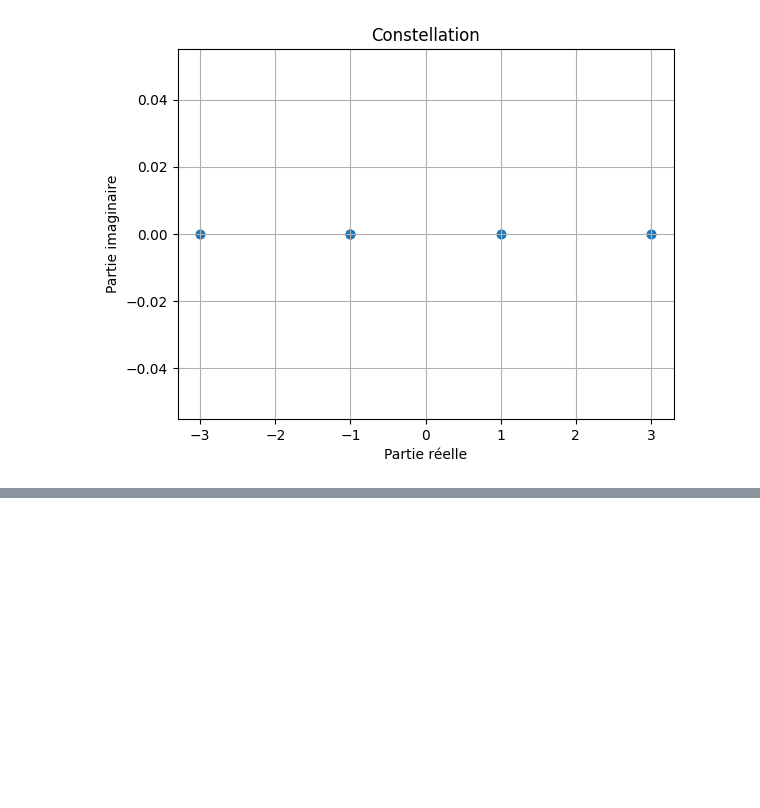
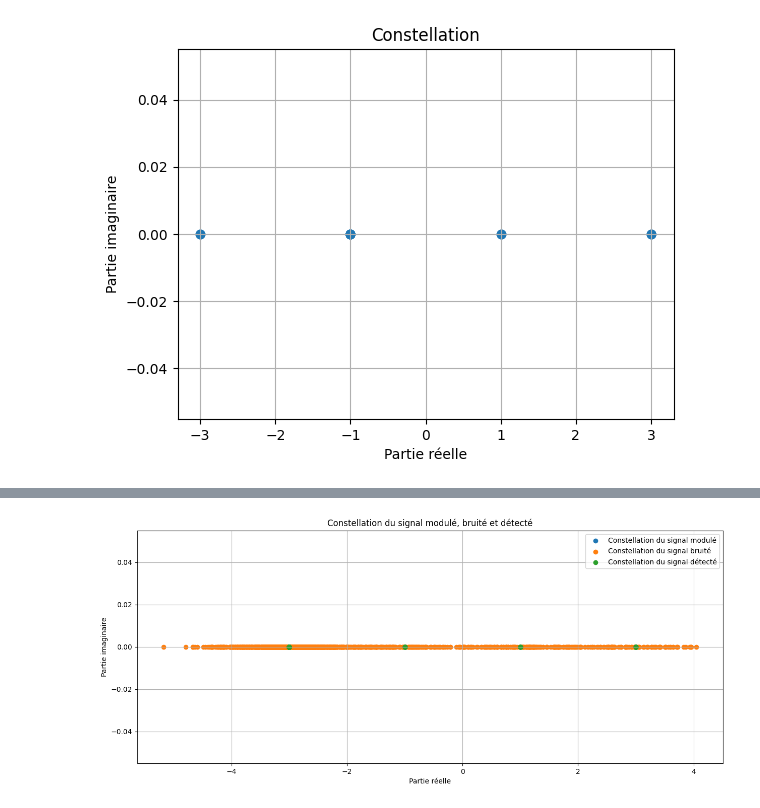
Before and after one commit to NergYR/TP_RT3R05, a Jupyter notebook: TP2_Transmission_sur_fréquence_porteuse_QPSK_LT.ipynb, the cells around one changed output, grey strips where cells are left out. Saved outputs shown, nothing was run; the diff lists cells and outputs as text; code cells hidden in the pictures; blank space fills up the shorter version.

```diff
--- a/TP2_Transmission_sur_fréquence_porteuse_QPSK_LT.ipynb
+++ b/TP2_Transmission_sur_fréquence_porteuse_QPSK_LT.ipynb
@@ -176,0 +188,92 @@ plt.show()
+# %%
+##############################################################################################################
+##############Caractéristiques de la Transmission Numérique###################################################
+##############################################################################################################
+
+#Emetteur icmp
+ip_destination = '8.8.8.8'
+ip_source = '192.168.10.4'
+
+
+# Canal de transmission
+mean = 0
+std = 0.8
+
+
+# Recepteur
+
+
+
+
+##############################################################################################################
+##############              Emetteur             #############################################################
+##############################################################################################################
+
+#Source
+
+packet = Source.icmp(ip_dest=ip_destination, ip_src=ip_source)
+print(packet)
+#Création et initialisation des paramètres du modem
+
+MyNemModem2 = Modem('PAM', 4, bits=packet)
+
+
+#Maping
+
+MyMappe = MyNemModem2.mapping(3)
+
+#Filtre de mise en forme
+
+Mysamples = MyNemModem2.filtre_MF(MyMappe, upsampling=8, filtre_type='rectangular')
+
+
+##############################################################################################################
+##############              Canal de transmission             ################################################
+##############################################################################################################
+
+MyCanal = Canal.awgn(Mysamples, mean, std)
+
+
+##############################################################################################################
+##############              Recepteur             #############################################################
+##############################################################################################################
+
+
+#Downsampling
+
+
+Mydownsampled_signal = MyNemModem2.downsample(MyCanal, 8, offset=4)
+
+
+#Detection
+
+MyDetection = MyNemModem2.detection(Mydownsampled_signal)
+
+#Demapping
+
+MyDemapping = MyNemModem2.demapping(MyDetection)
+MyDemapping2 = MyDemapping.ravel()
+print(MyDemapping2)
+#Calcul d'erreur
+
+
+# Affichage de la constellation du signal détecté, signal Modulé et signal bruité
+
+plt.figure(figsize=(15, 6))
+plt.scatter(np.real(MyMappe), np.imag(MyMappe), label='Constellation du signal modulé')
+plt.scatter(np.real(MyCanal), np.imag(MyCanal), label='Constellation du signal bruité')
+plt.scatter(np.real(MyDetection), np.imag(MyDetection), label='Constellation du signal détecté')
+plt.title('Constellation du signal modulé, bruité et détecté')
+plt.xlabel('Partie réelle')
+plt.ylabel('Partie imaginaire')
+plt.grid()
+plt.legend()
+plt.show()
+
+myframeByte8 = MyDemapping2.reshape(int(len(MyDemapping2)/8), 8)
+MyFrame_dec = np.packbits(myframeByte8)
+myframe_bytes = MyFrame_dec.tobytes()
+
+MyData = Ether(myframe_bytes)
+MyData.show2()
+# %% [output]
@@ -176,0 +300 @@ plt.show()
+[figure, added]
```
Also changed, not shown: parts of 9 cells of this notebook, 1 other file.
